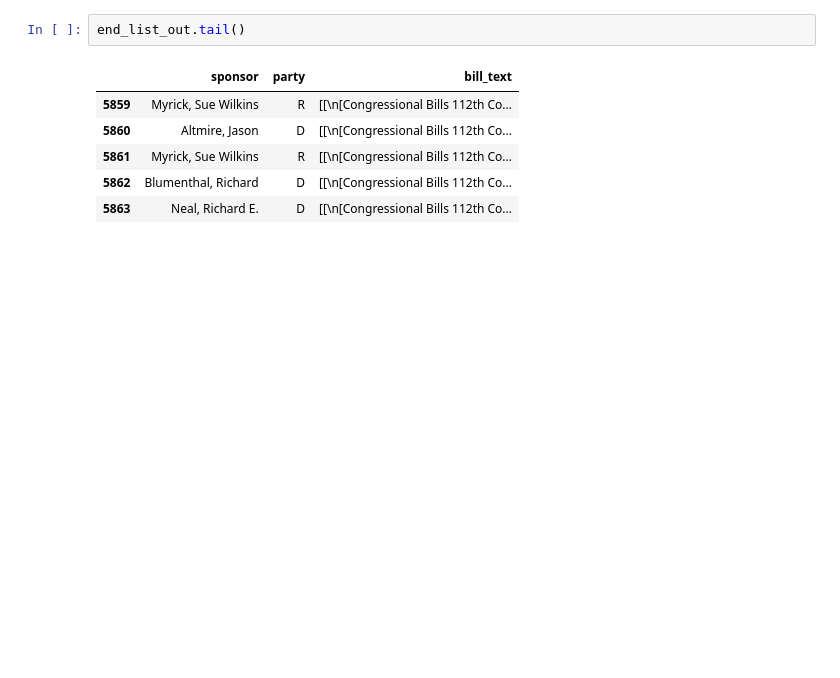
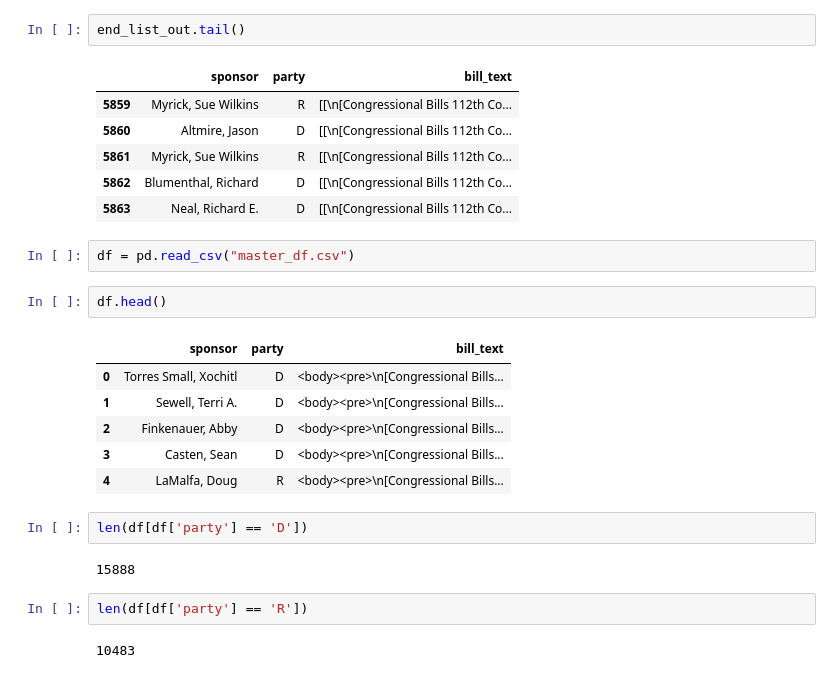
Before and after one commit to good-bill-hunting/political_parser, a Jupyter notebook: bart_scratch.ipynb, the cells around one changed output. Cells and saved outputs as stored; diff of their text form; blank space fills up the shorter version.

```diff
--- a/bart_scratch.ipynb
+++ b/bart_scratch.ipynb
@@ -147,3 +148,22 @@ end_list_out.tail()
 | 5861 | Myrick, Sue Wilkins | R | [[\n[Congressional Bills 112th Co... |
 | 5862 | Blumenthal, Richard | D | [[\n[Congressional Bills 112th Co... |
 | 5863 | Neal, Richard E. | D | [[\n[Congressional Bills 112th Co... |
+# %%
+df = pd.read_csv("master_df.csv")
+# %%
+df.head()
+# %% [output]
+|  | sponsor | party | bill_text |
+| 0 | Torres Small, Xochitl | D | <body><pre>\n[Congressional Bills... |
+| 1 | Sewell, Terri A. | D | <body><pre>\n[Congressional Bills... |
+| 2 | Finkenauer, Abby | D | <body><pre>\n[Congressional Bills... |
+| 3 | Casten, Sean | D | <body><pre>\n[Congressional Bills... |
+| 4 | LaMalfa, Doug | R | <body><pre>\n[Congressional Bills... |
+# %%
+len(df[df['party'] == 'D'])
+# %% [output]
+15888
+# %%
+len(df[df['party'] == 'R'])
+# %% [output]
+10483
```
Also changed, not shown: parts of 10 cells of this notebook, 2 other files.
